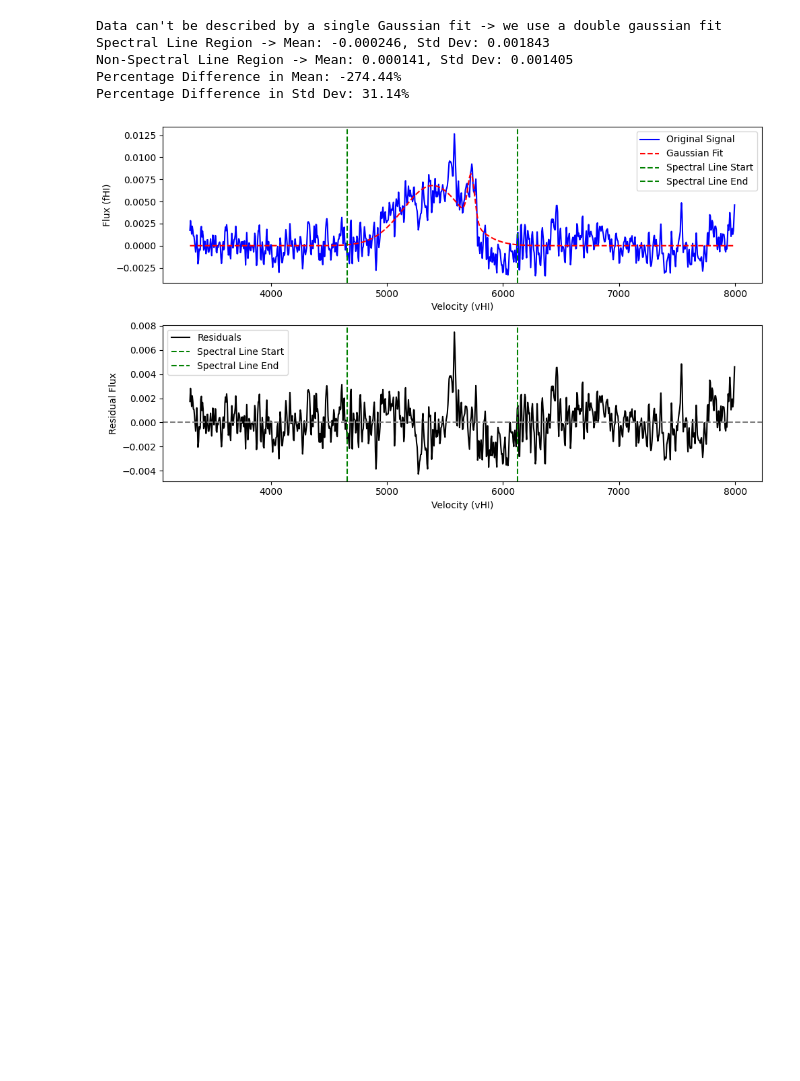
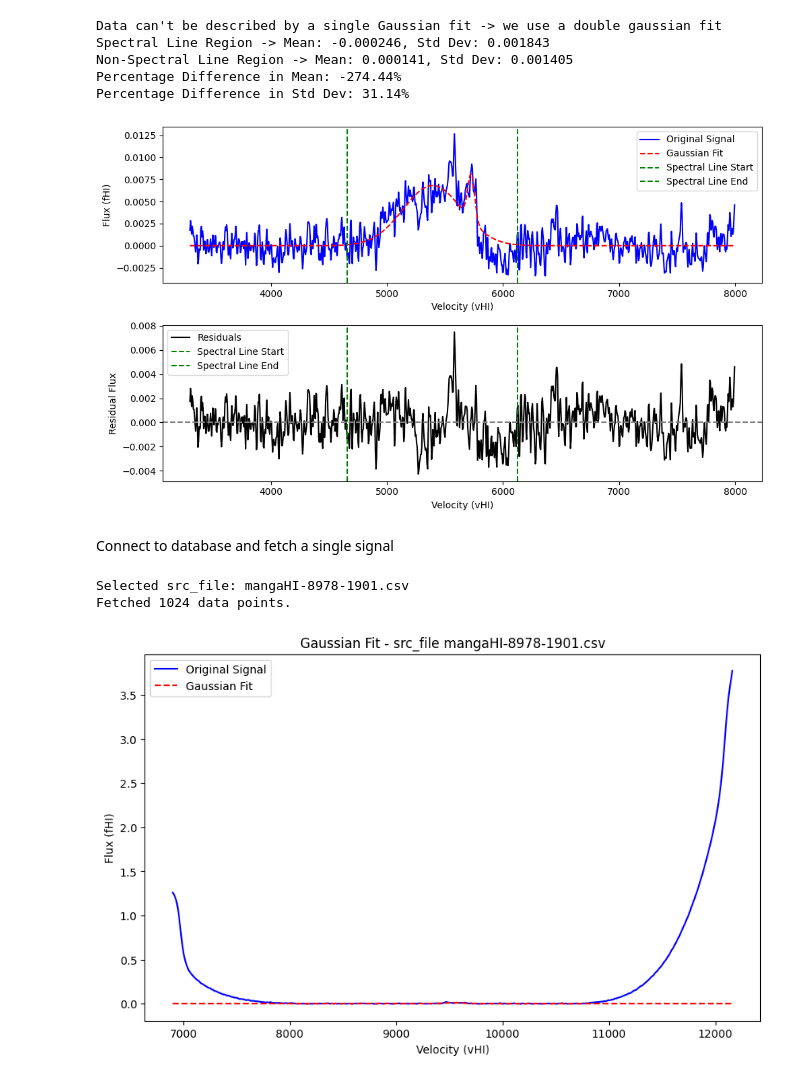
Before and after one commit to PanagiotisPetrid/ASTRO-BEAM-PanagiotisPetridis, a Jupyter notebook: data.ipynb, the cells around one changed output. Cells and saved outputs as stored; diff of their text form; code cells hidden in the pictures; blank space fills up the shorter version.

```diff
--- a/data.ipynb
+++ b/data.ipynb
@@ -121,3 +125,70 @@ Non-Spectral Line Region -> Mean: 0.000141, Std Dev: 0.001405
 Percentage Difference in Mean: -274.44%
 Percentage Difference in Std Dev: 31.14%
 [figure]
+# %% [markdown]
+Connect to database and fetch a single signal
+# %%
+# Database connection details
+db_config = {
+    "host": "195.201.104.116",
+    "user": "eta14802_astrobeam",
+    "password": "PGdAR{F[1C#~",
+    "database": "eta14802_astrobeam"
+}
+
+# Connect to the database
+try:
+    conn = mysql.connector.connect(**db_config)
+    cursor = conn.cursor()
+
+    # Find a src_file that has multiple points
+    query = "SELECT src_file, COUNT(*) FROM gbt_data GROUP BY src_file ORDER BY COUNT(*) DESC LIMIT 1;"
+    cursor.execute(query)
+    src_file = cursor.fetchone()[0]
+    print(f"Selected src_file: {src_file}")
+
+    # Fetch all vHI and fHI values for that src_file
+    query = f"SELECT vHI, fHI FROM gbt_data WHERE src_file = '{src_file}' ORDER BY vHI;"
+    cursor.execute(query)
+    data = pd.DataFrame(cursor.fetchall(), columns=["vHI", "fHI"])
+
+    if data.empty:
+        print("No data found for this src_file.")
+    else:
+        print(f"Fetched {len(data)} data points.")
+
+    # Remove NaNs
+    data = data.dropna()
+
+    # Extract velocity and flux
+    x = data["vHI"].values
+    y = data["fHI"].values
+
+    if len(x) < 3:
+        print("Insufficient points for Gaussian fitting.")
+    else:
+        # Fit a Gaussian
+        fitter = fitting.LevMarLSQFitter()
+        g_init = models.Gaussian1D(amplitude=np.max(y), mean=np.median(x), stddev=10)
+        g_fit = fitter(g_init, x, y)
+
+        # Plot original signal and Gaussian fit
+        plt.figure(figsize=(10, 6))
+        plt.plot(x, y, 'b-', label='Original Signal')
+        plt.plot(x, g_fit(x), 'r--', label='Gaussian Fit')
+        plt.xlabel("Velocity (vHI)")
+        plt.ylabel("Flux (fHI)")
+        plt.legend()
+        plt.title(f"Gaussian Fit - src_file {src_file}")
+        plt.show()
+
+except mysql.connector.Error as err:
+    print("Error:", err)
+
+finally:
+    cursor.close()
+    conn.close()
+# %% [output]
+Selected src_file: mangaHI-8978-1901.csv
+Fetched 1024 data points.
+[figure, added]
```
Also changed, not shown: parts of 5 cells of this notebook.
